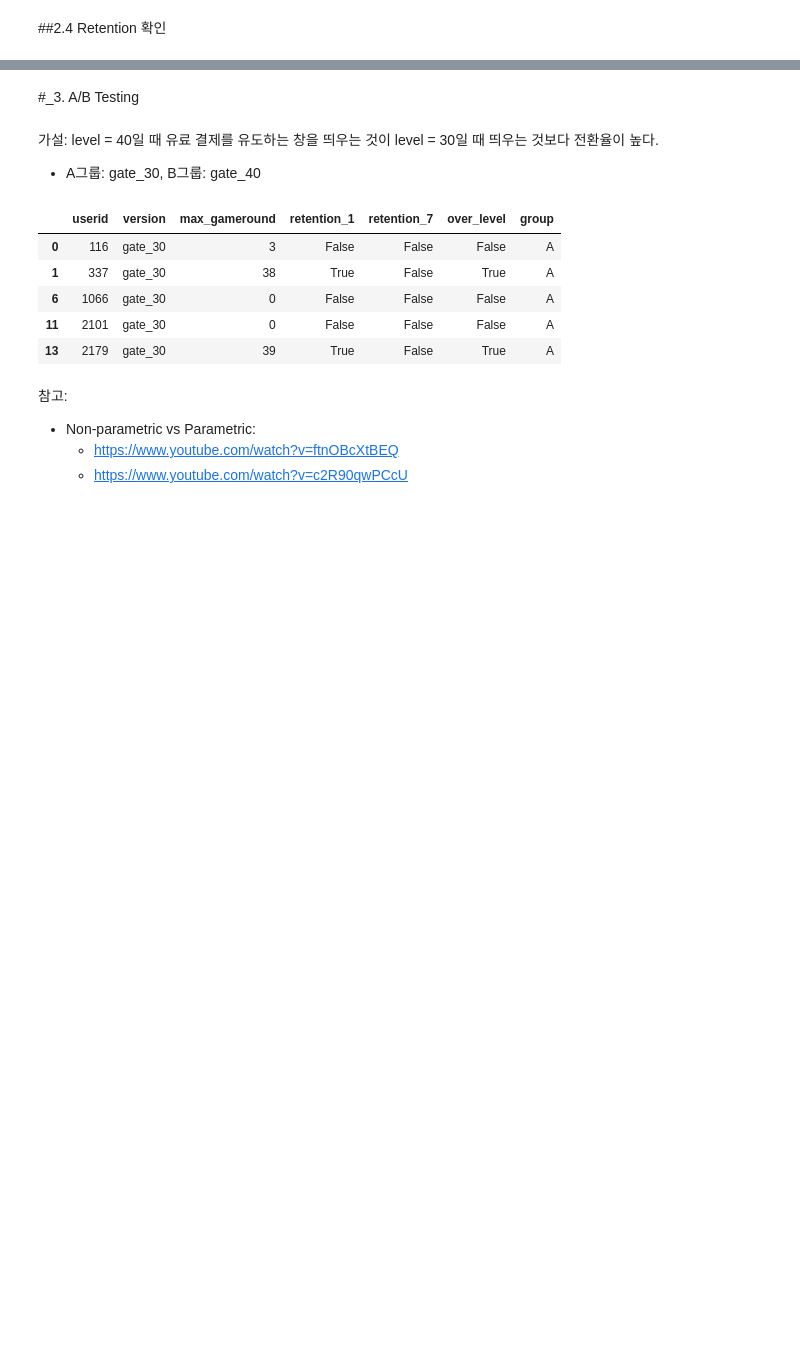
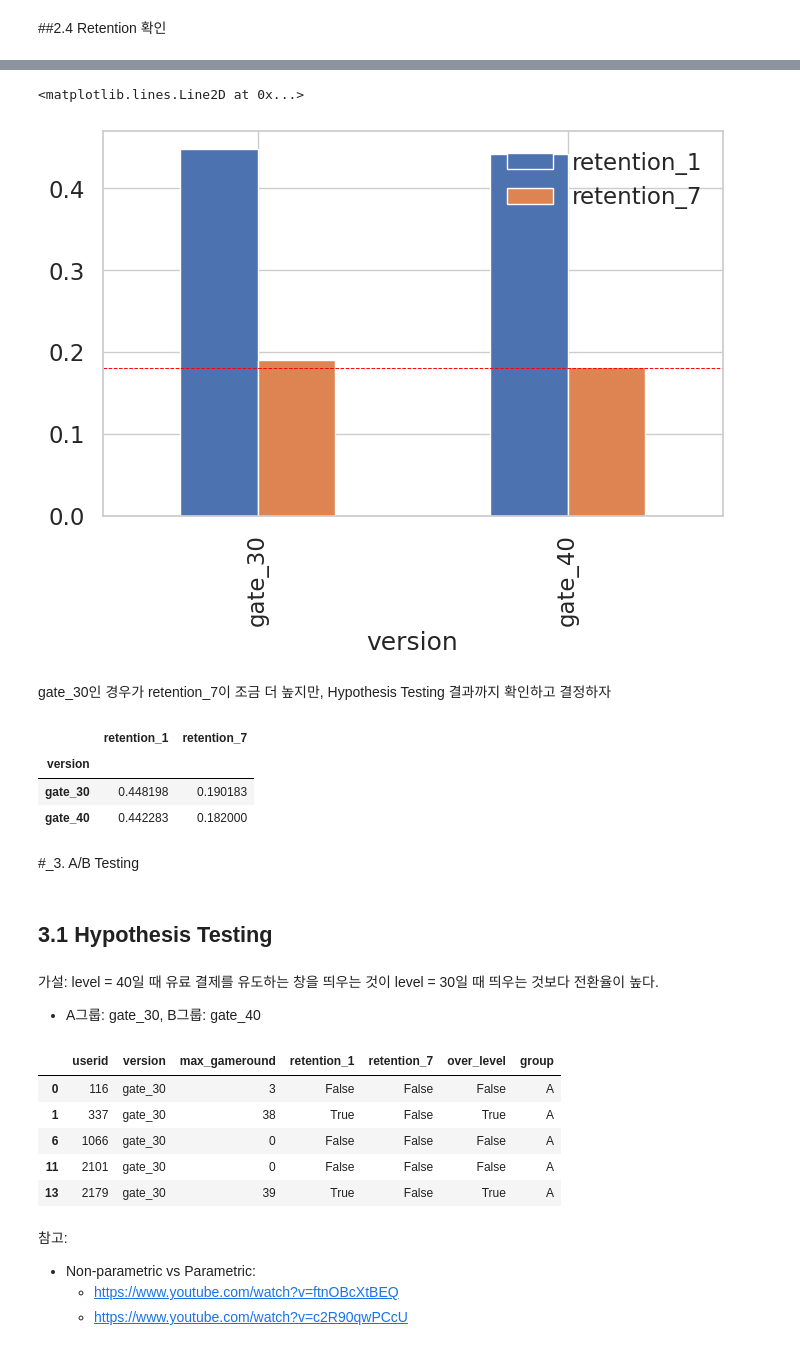
Before and after one commit to Nayoung-young/prj-game-abtesting, a Jupyter notebook: cookie_cats_abtesting.ipynb, the cells around one changed output, grey strips where cells are left out. Cells and saved outputs as stored; diff of their text form; code cells hidden in the pictures; blank space fills up the shorter version.

```diff
--- a/cookie_cats_abtesting.ipynb
+++ b/cookie_cats_abtesting.ipynb
@@ -359,5 +404,24 @@ plt.tight_layout(pad=3);
+# %%
+f, ax = plt.subplots(1, 1, figsize = (8, 5))
+
+df_base[['retention_1', 'retention_7', 'version']].groupby(['version'], as_index = True).mean().sort_values(by ='retention_7', ascending = False).plot.bar(ax= ax)
+plt.axhline(y = 0.18, color='red', linestyle='--', linewidth= 0.7)
+# %% [output]
+<matplotlib.lines.Line2D at 0x...>
+[figure, added]
+# %% [markdown]
+gate_30인 경우가 retention_7이 조금 더 높지만, Hypothesis Testing 결과까지 확인하고 결정하자
+# %%
+df_base[['retention_1', 'retention_7', 'version']].groupby(['version'], as_index = True).mean()
+# %% [output]
+|  | retention_1 | retention_7 |
+| version |  |  |
+| gate_30 | 0.448198 | 0.190183 |
+| gate_40 | 0.442283 | 0.182000 |
 # %% [markdown]
 #_3. A/B Testing
+# %% [markdown]
+## 3.1 Hypothesis Testing
 # %% [markdown]
 가설: level = 40일 때 유료 결제를 유도하는 창을 띄우는 것이 level = 30일 때 띄우는 것보다 전환율이 높다.
 
```
Also changed, not shown: parts of 11 cells of this notebook.
